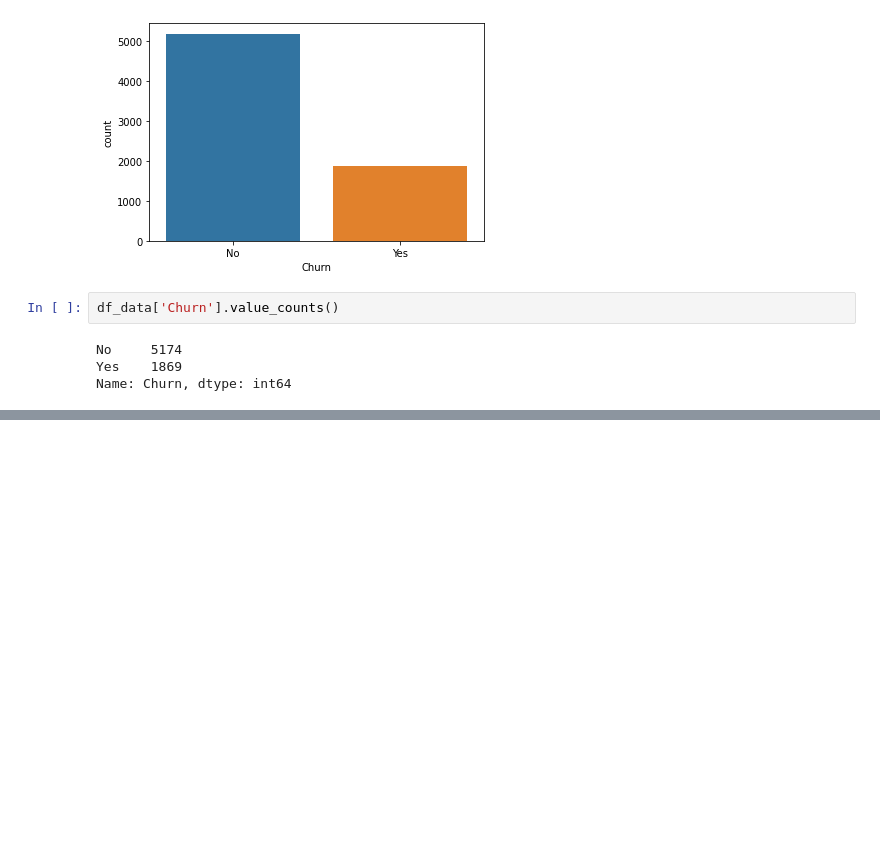
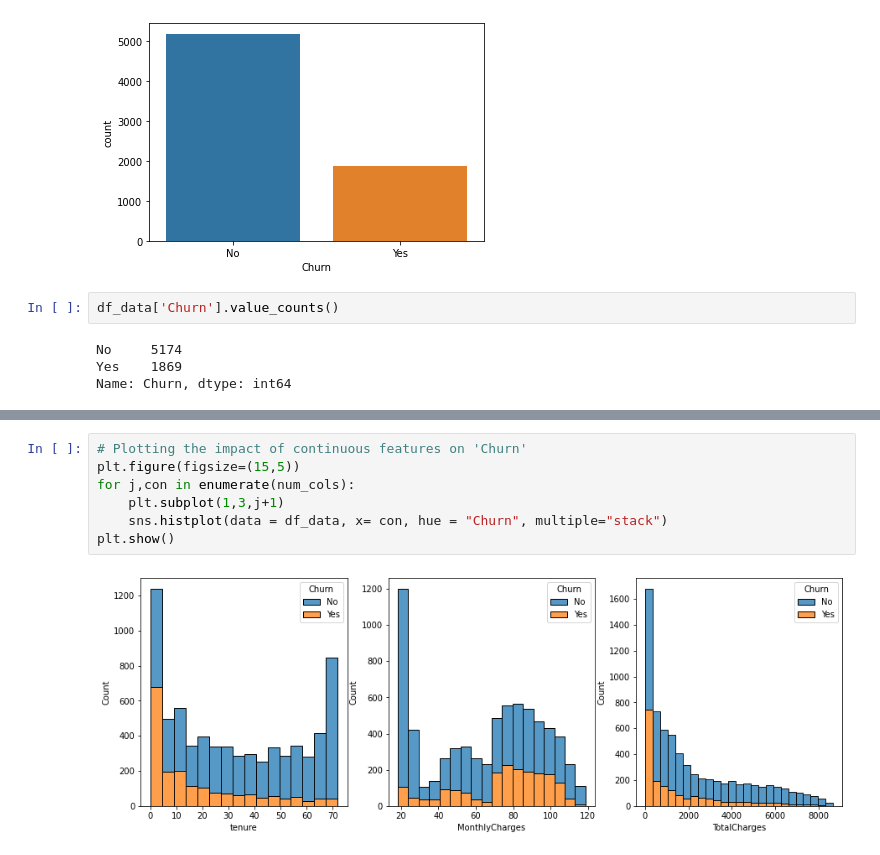
Before and after one commit to ParisRohan/AES-128-bit-Key-size-, a Jupyter notebook: customer-churn-prediction.ipynb, the cells around one changed output, grey strips where cells are left out. Saved outputs shown, nothing was run; the diff lists cells and outputs as text; blank space fills up the shorter version.

```diff
--- a/customer-churn-prediction.ipynb
+++ b/customer-churn-prediction.ipynb
@@ -166,0 +182,9 @@ Name: Churn, dtype: int64
+# %%
+# Plotting the impact of continuous features on 'Churn'
+plt.figure(figsize=(15,5))
+for j,con in enumerate(num_cols):
+    plt.subplot(1,3,j+1)
+    sns.histplot(data = df_data, x= con, hue = "Churn", multiple="stack")
+plt.show()
+# %% [output]
+[figure, added]
```
Also changed, not shown: parts of 6 cells of this notebook.
